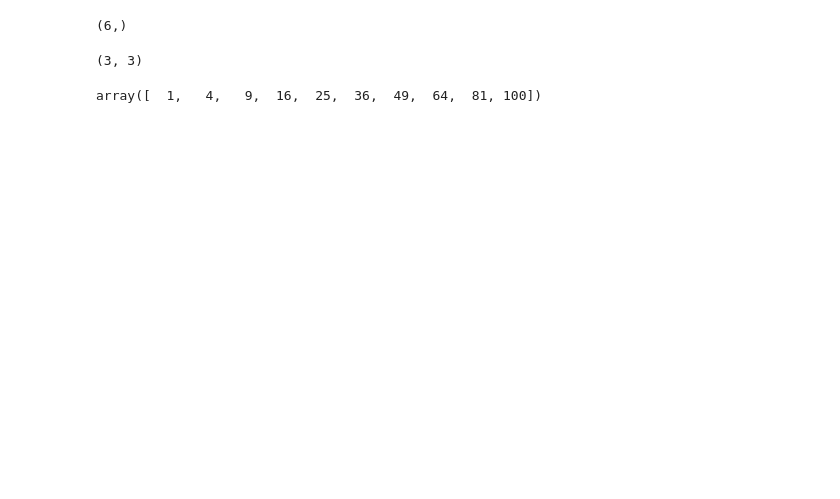
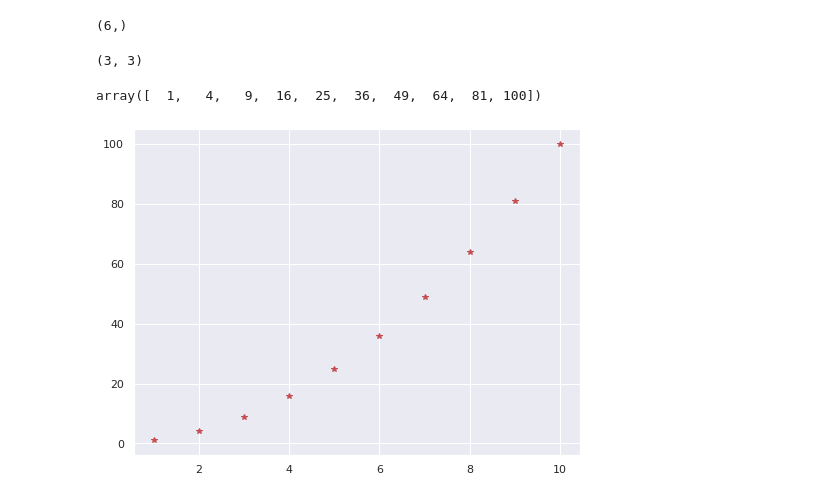
Before and after one commit to giginar/Machinelearning, a Jupyter notebook: ML_L_1.ipynb, the cells around one changed output. Cells and saved outputs as stored; diff of their text form; code cells hidden in the pictures; blank space fills up the shorter version.

```diff
--- a/ML_L_1.ipynb
+++ b/ML_L_1.ipynb
@@ -31,3 +31,9 @@ square_func = lambda x: x**2
 square_func(numsarr)
 # %% [output]
 array([  1,   4,   9,  16,  25,  36,  49,  64,  81, 100])
+# %%
+plt.figure(figsize=(8,6))
+plt.plot(numsarr,square_func(numsarr),'r*')
+plt.show()
+# %% [output]
+[figure, added]
```
Also changed, not shown: parts of 7 cells of this notebook.
